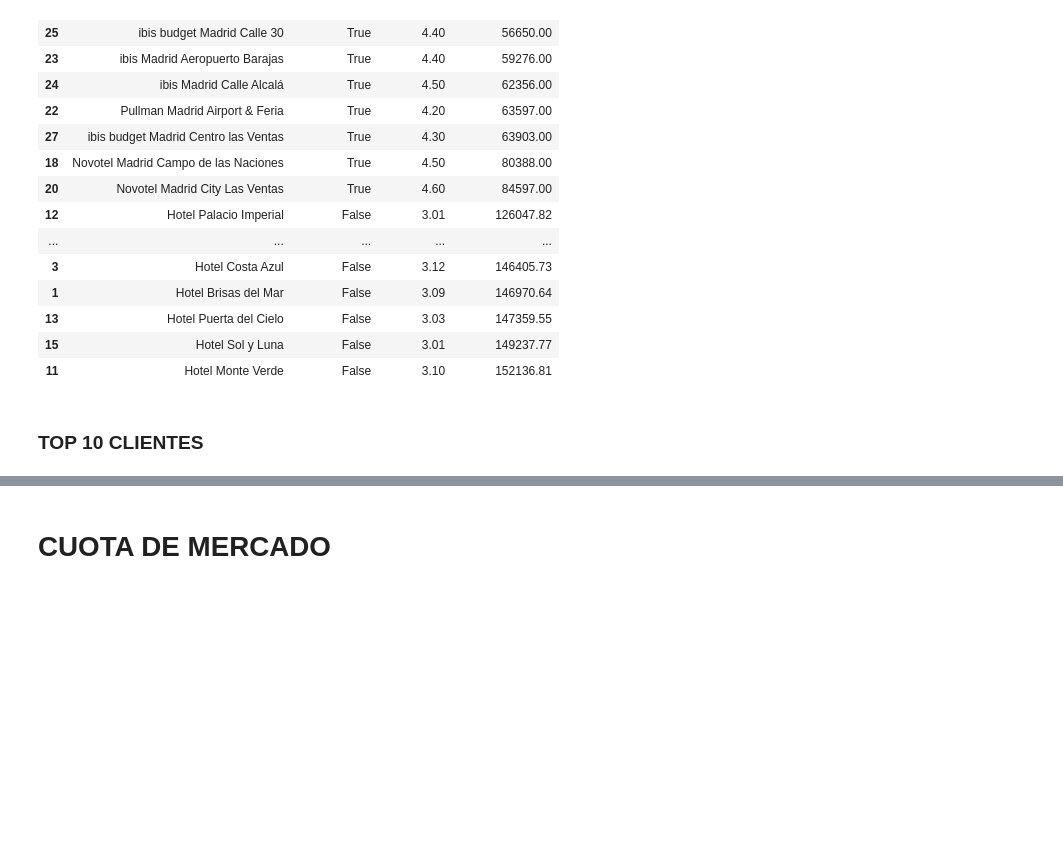
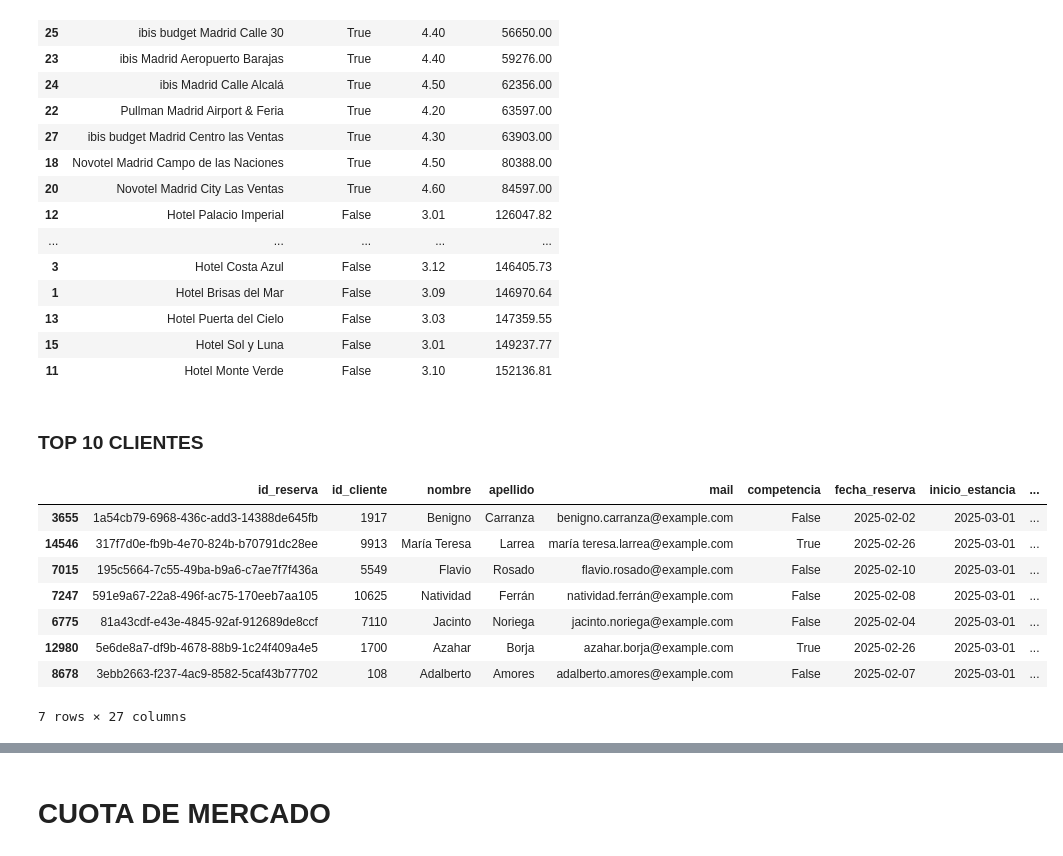
Before and after one commit to Vic4s/ETL_Hoteles, a Jupyter notebook: notebooks_final/graficos_final.ipynb, the cells around one changed output, grey strips where cells are left out. Saved outputs shown, nothing was run; the diff lists cells and outputs as text; code cells hidden in the pictures; blank space fills up the shorter version.

```diff
--- a/notebooks_final/graficos_final.ipynb
+++ b/notebooks_final/graficos_final.ipynb
@@ -542,3 +540,17 @@ ingresos_hoteles
 | 11 | Hotel Monte Verde | False | 3.10 | 152136.81 |
 # %% [markdown]
 ### TOP 10 CLIENTES
+# %%
+df_final["nombre_completo"] = df_final["nombre"] + " " + df_final["apellido"]
+# %%
+df_final.sample(7)
+# %% [output]
+|  | id_reserva | id_cliente | nombre | apellido | mail | competencia | fecha_reserva | inicio_estancia | ... |
+| 3655 | 1a54cb79-6968-436c-add3-14388de645fb | 1917 | Benigno | Carranza | benigno.carranza@example.com | False | 2025-02-02 | 2025-03-01 | ... |
+| 14546 | 317f7d0e-fb9b-4e70-824b-b70791dc28ee | 9913 | María Teresa | Larrea | maría teresa.larrea@example.com | True | 2025-02-26 | 2025-03-01 | ... |
+| 7015 | 195c5664-7c55-49ba-b9a6-c7ae7f7f436a | 5549 | Flavio | Rosado | flavio.rosado@example.com | False | 2025-02-10 | 2025-03-01 | ... |
+| 7247 | 591e9a67-22a8-496f-ac75-170eeb7aa105 | 10625 | Natividad | Ferrán | natividad.ferrán@example.com | False | 2025-02-08 | 2025-03-01 | ... |
+| 6775 | 81a43cdf-e43e-4845-92af-912689de8ccf | 7110 | Jacinto | Noriega | jacinto.noriega@example.com | False | 2025-02-04 | 2025-03-01 | ... |
+| 12980 | 5e6de8a7-df9b-4678-88b9-1c24f409a4e5 | 1700 | Azahar | Borja | azahar.borja@example.com | True | 2025-02-26 | 2025-03-01 | ... |
+| 8678 | 3ebb2663-f237-4ac9-8582-5caf43b77702 | 108 | Adalberto | Amores | adalberto.amores@example.com | False | 2025-02-07 | 2025-03-01 | ... |
+7 rows × 27 columns
```
Also changed, not shown: parts of 42 cells of this notebook, 2 other files.
